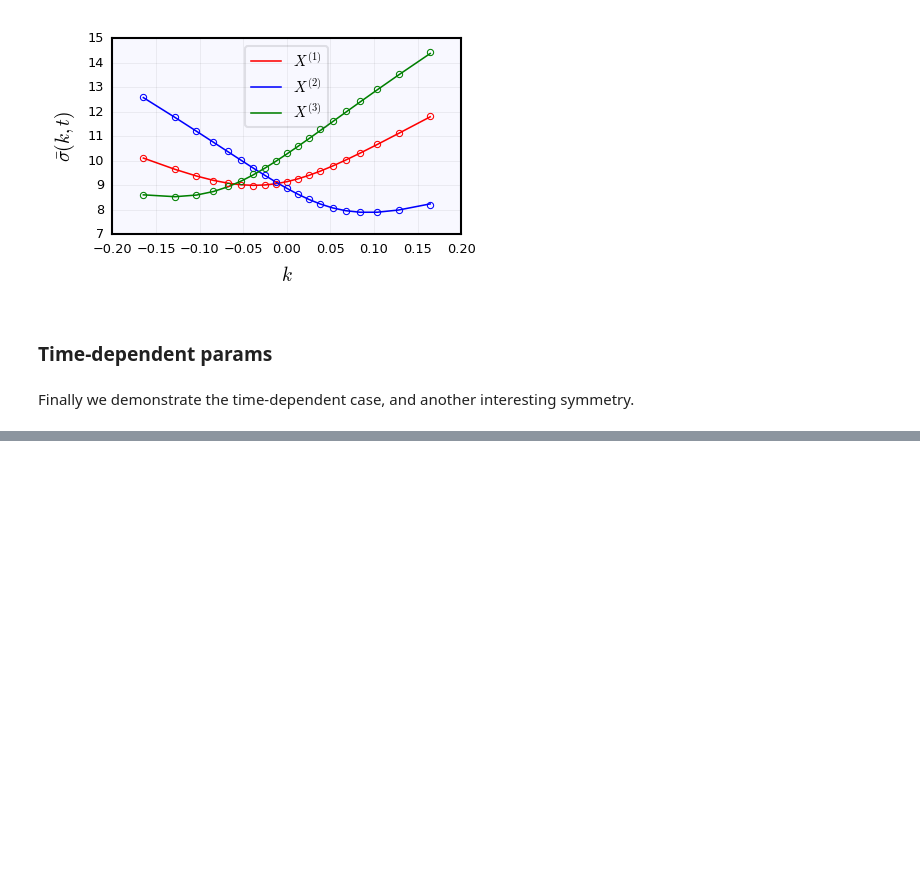
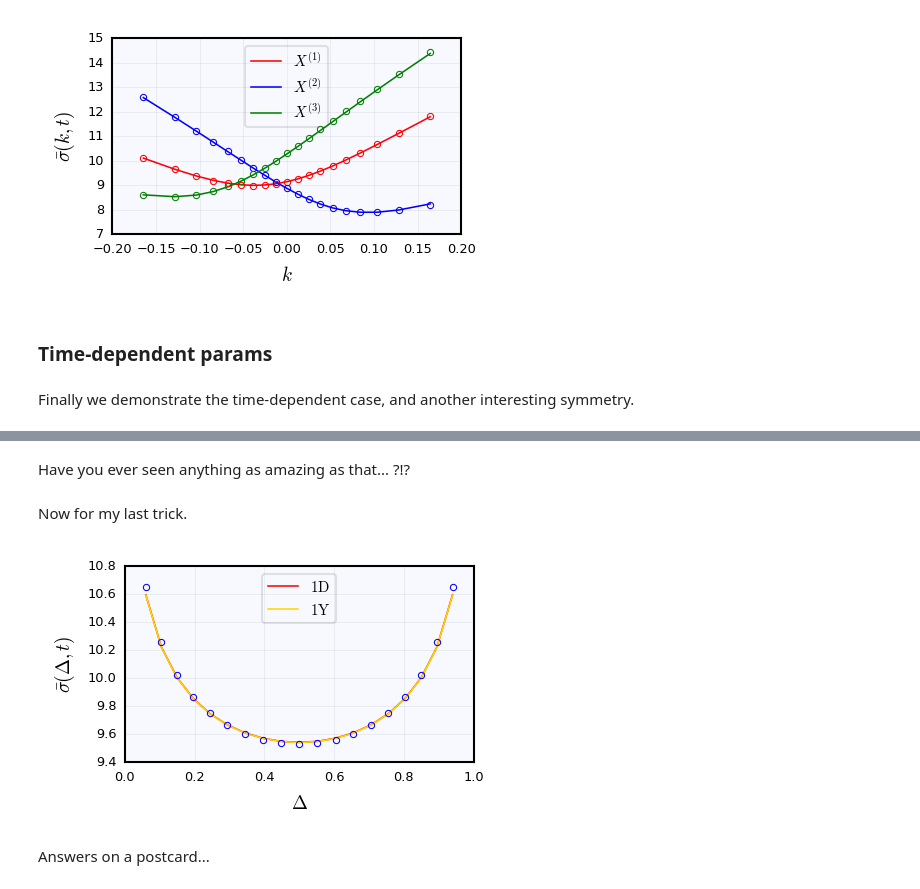
Before and after one commit to ryanmccrickerd/frh-fx, a Jupyter notebook: demo.ipynb, the cells around one changed output, grey strips where cells are left out. Drawn from its saved outputs; the diff is of its cells as text; code cells hidden in the pictures; blank space fills up the shorter version.

```diff
--- a/demo.ipynb
+++ b/demo.ipynb
@@ -220,0 +217,4 @@ axes.set_ylabel(r'$\bar{\sigma}(\Delta,t)$');
+# %% [markdown]
+Have you ever seen anything as amazing as that... ?!?
+# %% [markdown]
+Now for my last trick.
@@ -220,0 +223,17 @@ axes.set_ylabel(r'$\bar{\sigma}(\Delta,t)$');
+# %%
+a = 0.925
+y = 10*beta.pdf(Δ[1,:],a,a)
+# %%
+plot,axes = plt.subplots()
+c = ['r','gold','g','b']
+for i in range(2):
+    axes.plot(Δ[i,:],100*BS[i,:],c[i])
+axes.plot(Δ[1,:],y,'bo')
+axes.legend([r'$\mathrm{1D}$',
+             r'$\mathrm{1Y}$'])
+axes.set_xlabel(r'$\Delta$')
+axes.set_ylabel(r'$\bar{\sigma}(\Delta,t)$');
+# %% [output]
+[figure, added]
+# %% [markdown]
+Answers on a postcard...
```
Also changed, not shown: parts of 7 cells of this notebook, 2 other files.
